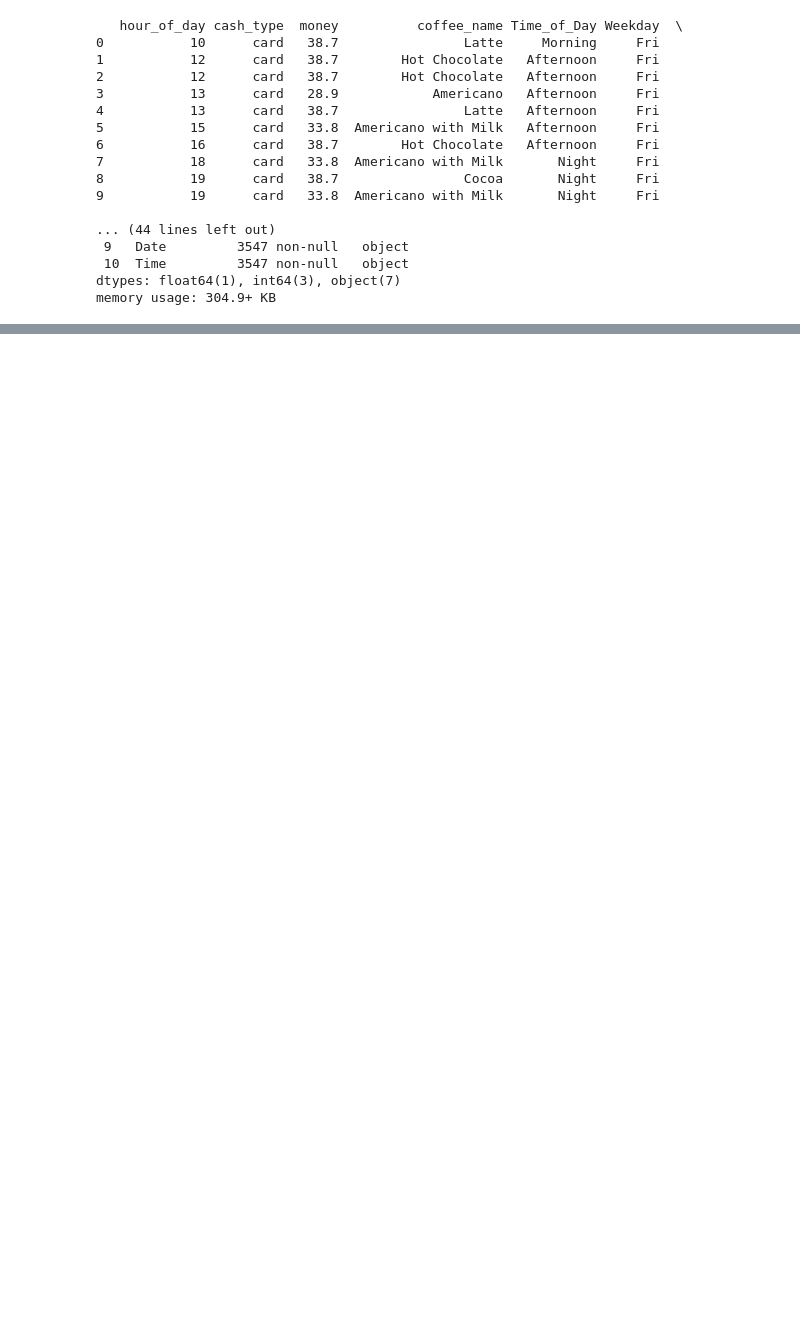
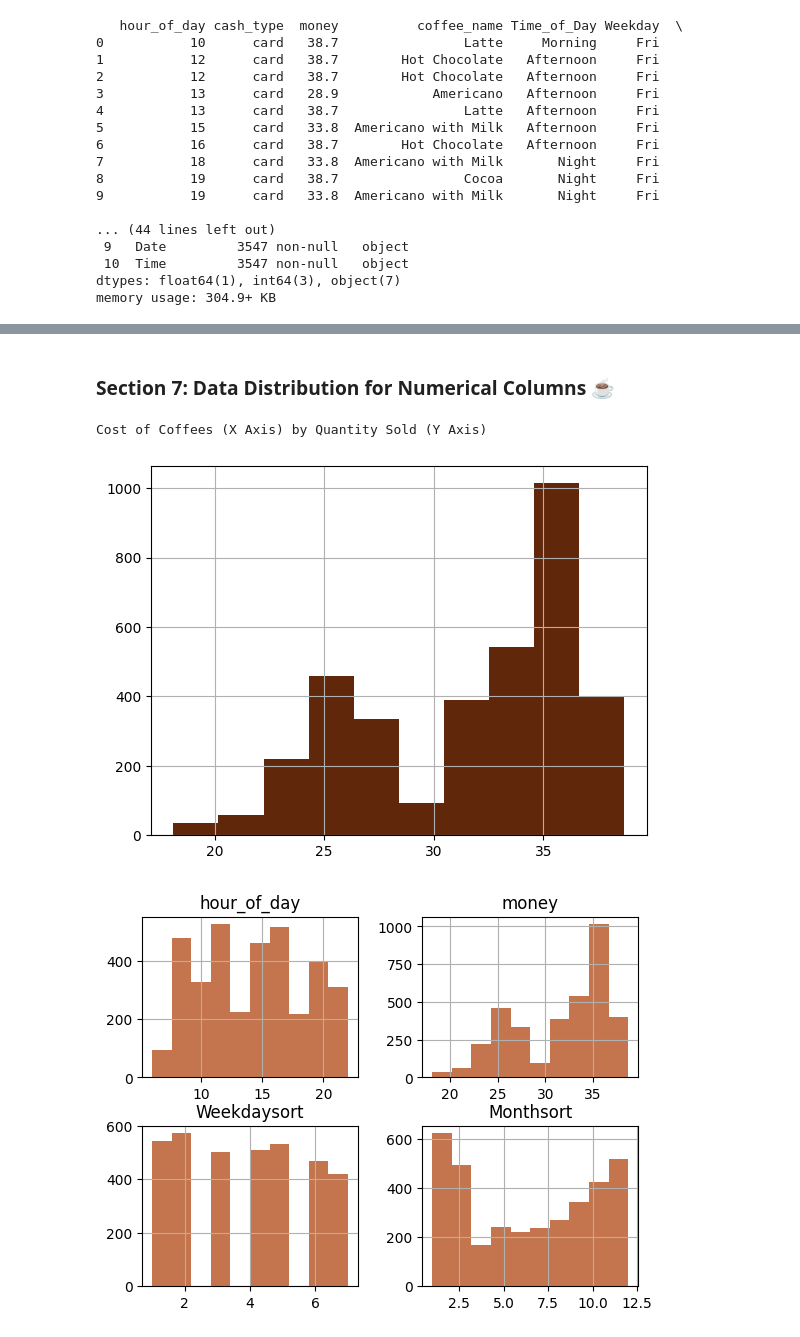
Before and after one commit to haileylhanson/datafun-06-eda, a Jupyter notebook: haileyhanson_eda.ipynb, the cells around one changed output, grey strips where cells are left out. Cells and saved outputs as stored; diff of their text form; code cells hidden in the pictures; blank space fills up the shorter version.

```diff
--- a/haileyhanson_eda.ipynb
+++ b/haileyhanson_eda.ipynb
@@ -65,0 +180,17 @@ memory usage: 304.9+ KB
+# %% [markdown]
+### Section 7: Data Distribution for Numerical Columns ☕
+# %%
+# Inspect histogram by one numerical column
+print("Cost of Coffees (X Axis) by Quantity Sold (Y Axis)\n")
+coffee_df['money'].hist(color = "#61270b")
+
+
+# Inspect histograms for ALL numerical columns
+coffee_df.hist(color = "#c4754d")
+
+# Show all plots
+matplotlib.pyplot.show()
+# %% [output]
+Cost of Coffees (X Axis) by Quantity Sold (Y Axis)
+[figure, added]
+[figure, added]
```
Also changed, not shown: parts of 18 cells of this notebook.
